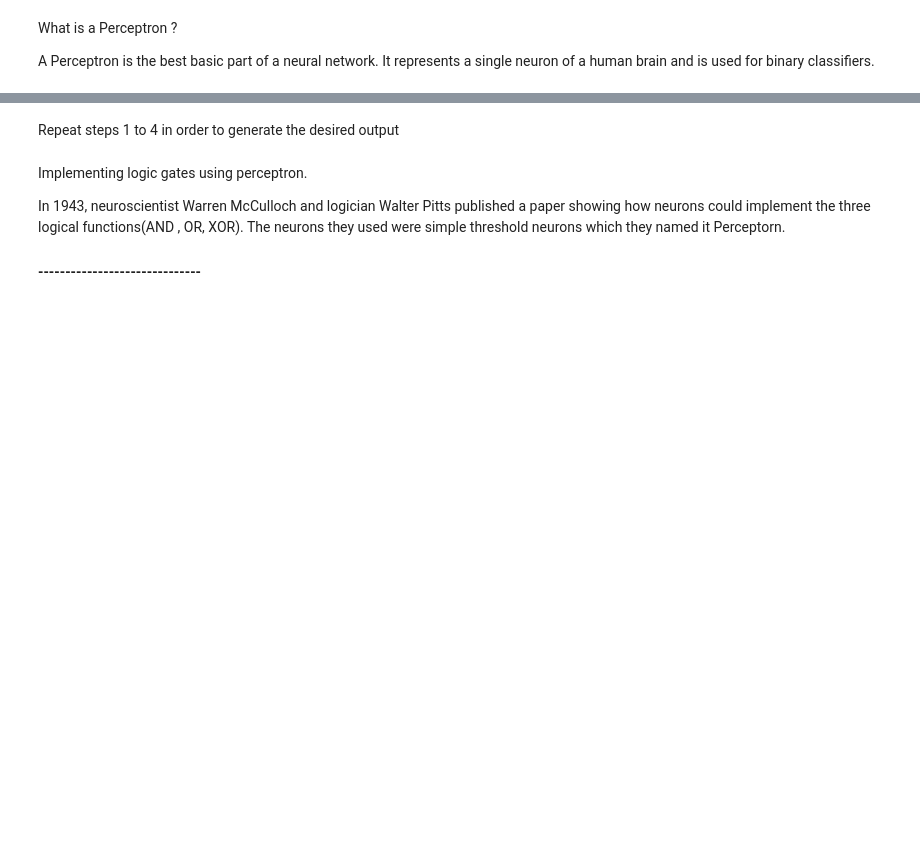
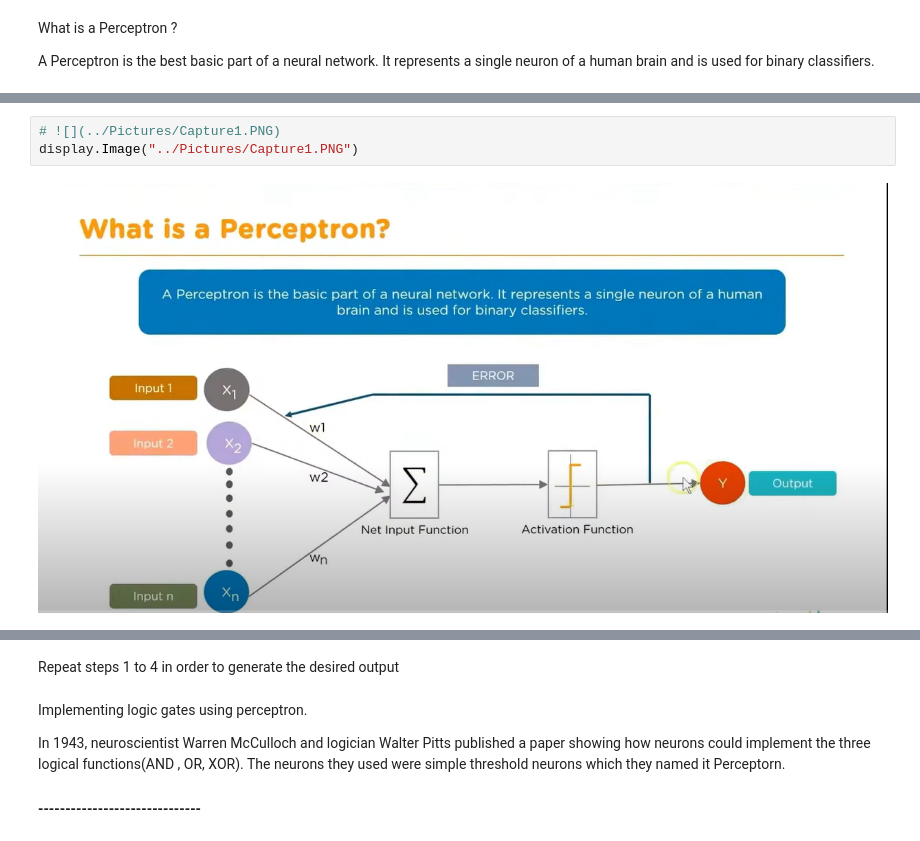
Before and after one commit to Valve04/Deep-Learning, a Jupyter notebook: Learn.ipynb, the cells around one changed output, grey strips where cells are left out. Cells and saved outputs as stored; diff of their text form; blank space fills up the shorter version.

```diff
--- a/Learn.ipynb
+++ b/Learn.ipynb
@@ -45,2 +46,7 @@ A Perceptron is the best basic part of a neural network. It represents a single
+# %%
+# ![](../Pictures/Capture1.PNG)
+display.Image("../Pictures/Capture1.PNG")
+# %% [output]
+[figure, added]
 # %% [markdown]
 Input are multiplied with the weights and a summation is performed, plus a bias is added.
```
Also changed, not shown: parts of 18 cells of this notebook.
